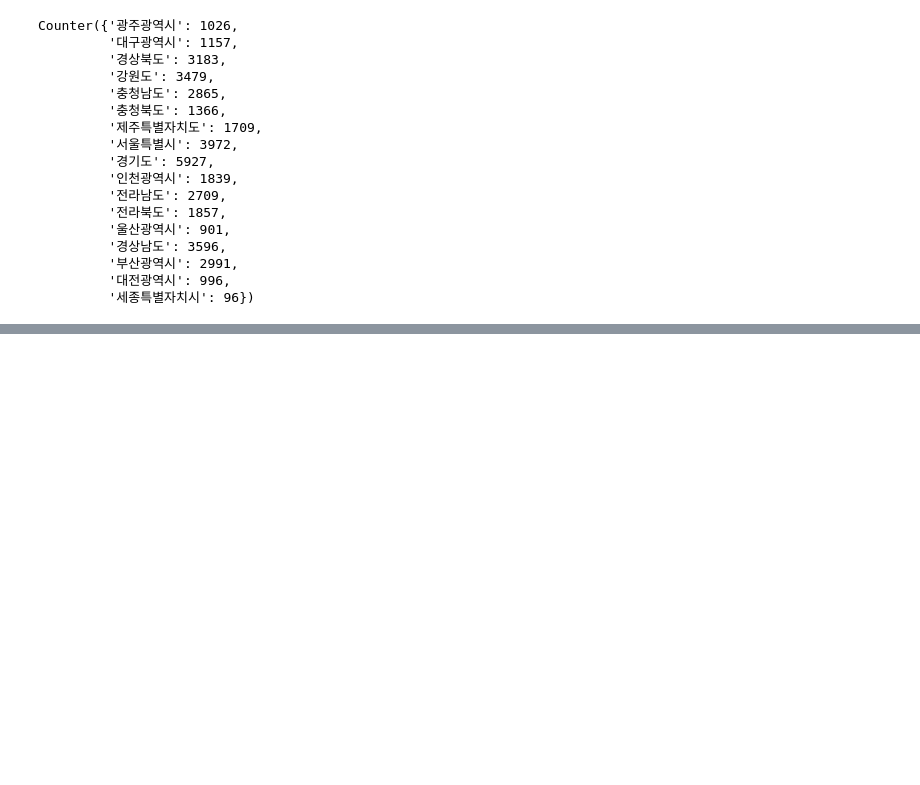
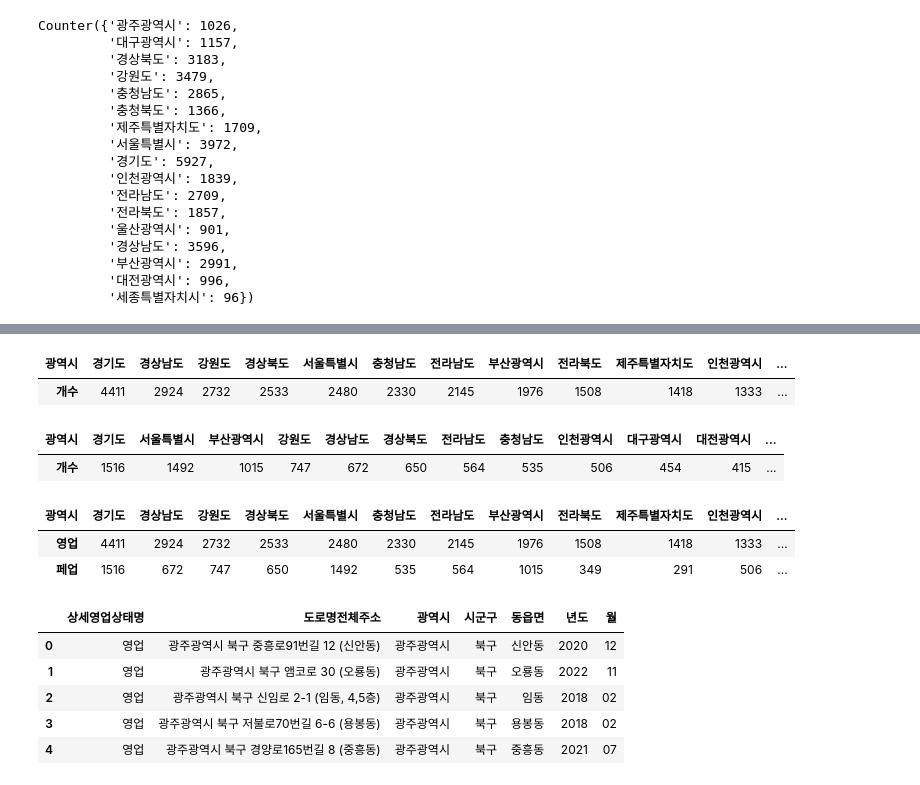
Before and after one commit to leekyuyoung20230313/pythone, a Jupyter notebook: 판다스/판다스5.ipynb, the cells around one changed output, grey strips where cells are left out. Saved outputs shown, nothing was run; the diff lists cells and outputs as text; code cells hidden in the pictures; blank space fills up the shorter version.

```diff
--- a/판다스/판다스5.ipynb
+++ b/판다스/판다스5.ipynb
@@ -275,0 +249,3 @@ hotels.head()
+# %%
+new_cols = hotels.columns[[2,4]].to_list() + hotels.columns[-5:].to_list()
+new_hotels = hotels[new_cols]
@@ -275,0 +273,28 @@ hotels.head()
+# %%
+# new_hotels.head()
+temp = pd.DataFrame(temp['영업'])
+temp.columns = ['개수']
+temp.sort_values(by='개수',ascending=False,inplace=True)
+a = temp.T
+a
+# %% [output]
+| 광역시 | 경기도 | 경상남도 | 강원도 | 경상북도 | 서울특별시 | 충청남도 | 전라남도 | 부산광역시 | 전라북도 | 제주특별자치도 | 인천광역시 | ... |
+| 개수 | 4411 | 2924 | 2732 | 2533 | 2480 | 2330 | 2145 | 1976 | 1508 | 1418 | 1333 | ... |
+# %%
+temp = new_hotels.groupby(['상세영업상태명','광역시'])['광역시'].count()
+temp = pd.DataFrame(temp['폐업'])
+temp.columns = ['개수']
+temp.sort_values(by='개수',ascending=False,inplace=True)
+b = temp.T
+b
+# %% [output]
+| 광역시 | 경기도 | 서울특별시 | 부산광역시 | 강원도 | 경상남도 | 경상북도 | 전라남도 | 충청남도 | 인천광역시 | 대구광역시 | 대전광역시 | ... |
+| 개수 | 1516 | 1492 | 1015 | 747 | 672 | 650 | 564 | 535 | 506 | 454 | 415 | ... |
+# %%
+c = pd.concat([a,b])
+c.index = ['영업','페업']
+c
+# %% [output]
+| 광역시 | 경기도 | 경상남도 | 강원도 | 경상북도 | 서울특별시 | 충청남도 | 전라남도 | 부산광역시 | 전라북도 | 제주특별자치도 | 인천광역시 | ... |
+| 영업 | 4411 | 2924 | 2732 | 2533 | 2480 | 2330 | 2145 | 1976 | 1508 | 1418 | 1333 | ... |
+| 페업 | 1516 | 672 | 747 | 650 | 1492 | 535 | 564 | 1015 | 349 | 291 | 506 | ... |
@@ -275,0 +304,10 @@ hotels.head()
+# %%
+# 년도별 숙박업소의 개수... 정렬해서 출력
+new_hotels.head()
+# %% [output]
+|  | 상세영업상태명 | 도로명전체주소 | 광역시 | 시군구 | 동읍면 | 년도 | 월 |
+| 0 | 영업 | 광주광역시 북구 중흥로91번길 12 (신안동) | 광주광역시 | 북구 | 신안동 | 2020 | 12 |
+| 1 | 영업 | 광주광역시 북구 앰코로 30 (오룡동) | 광주광역시 | 북구 | 오룡동 | 2022 | 11 |
+| 2 | 영업 | 광주광역시 북구 신임로 2-1 (임동, 4,5층) | 광주광역시 | 북구 | 임동 | 2018 | 02 |
+| 3 | 영업 | 광주광역시 북구 저불로70번길 6-6 (용봉동) | 광주광역시 | 북구 | 용봉동 | 2018 | 02 |
+| 4 | 영업 | 광주광역시 북구 경양로165번길 8 (중흥동) | 광주광역시 | 북구 | 중흥동 | 2021 | 07 |
```
Also changed, not shown: parts of 5 cells of this notebook.
